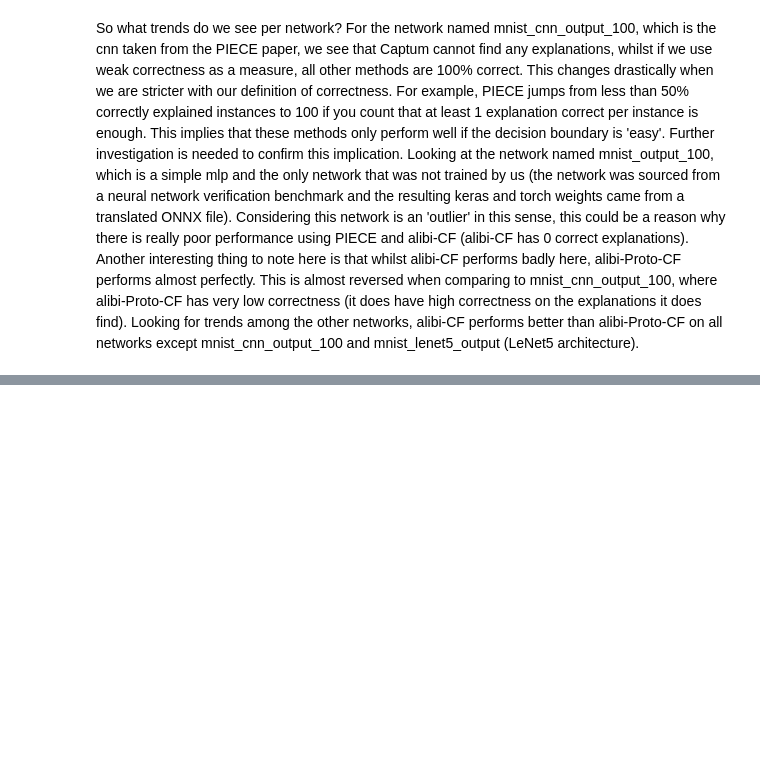
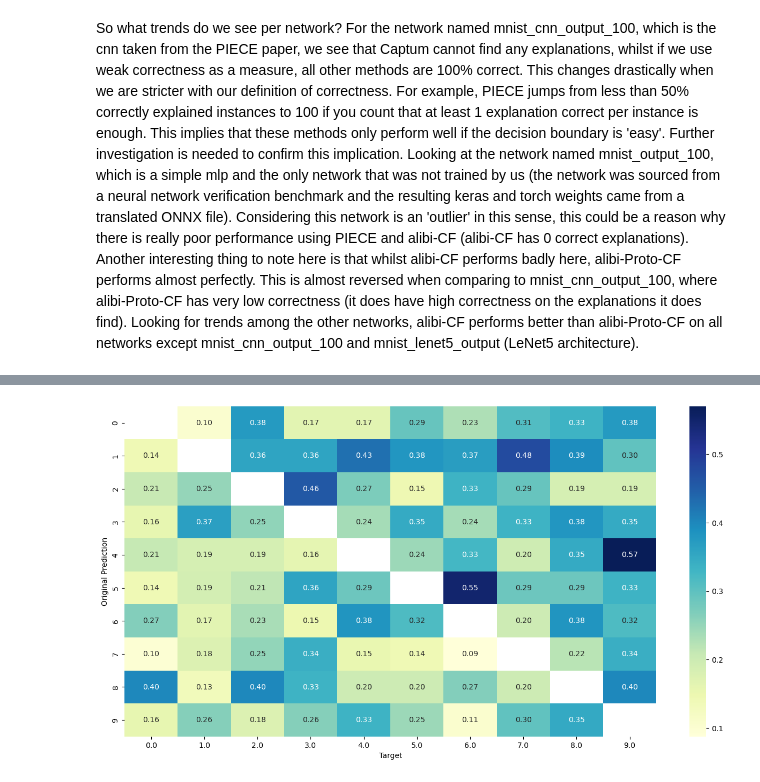
Before and after one commit to jasminkareem/CFX-benchmarking, a Jupyter notebook: visualize_mnist_final_results.ipynb, the cells around one changed output, grey strips where cells are left out. Saved outputs shown, nothing was run; the diff lists cells and outputs as text; code cells hidden in the pictures; blank space fills up the shorter version.

```diff
--- a/visualize_mnist_final_results.ipynb
+++ b/visualize_mnist_final_results.ipynb
@@ -296,0 +328,15 @@ So what trends do we see per network? For the network named mnist_cnn_output_100
+# %%
+grouped_correctness = filtered_results.groupby(['method', 'original_predicted_label', 'target'])['correctness'].mean()
+piece_correctness = pd.DataFrame(grouped_correctness['PIECE'].reset_index()).pivot(index="original_predicted_label", columns="target", values="correctness")
+plt.figure(figsize=(16, 8))  # Set the figure size
+sns.heatmap(piece_correctness, cmap="YlGnBu", annot=True, fmt=".2f")
+
+
+# Set heatmap title and labels
+plt.ylabel('Original Prediction')
+plt.xlabel('Target')
+
+# Show the heatmap
+plt.show()
+# %% [output]
+[figure, added]
```
Also changed, not shown: parts of 9 cells of this notebook.
